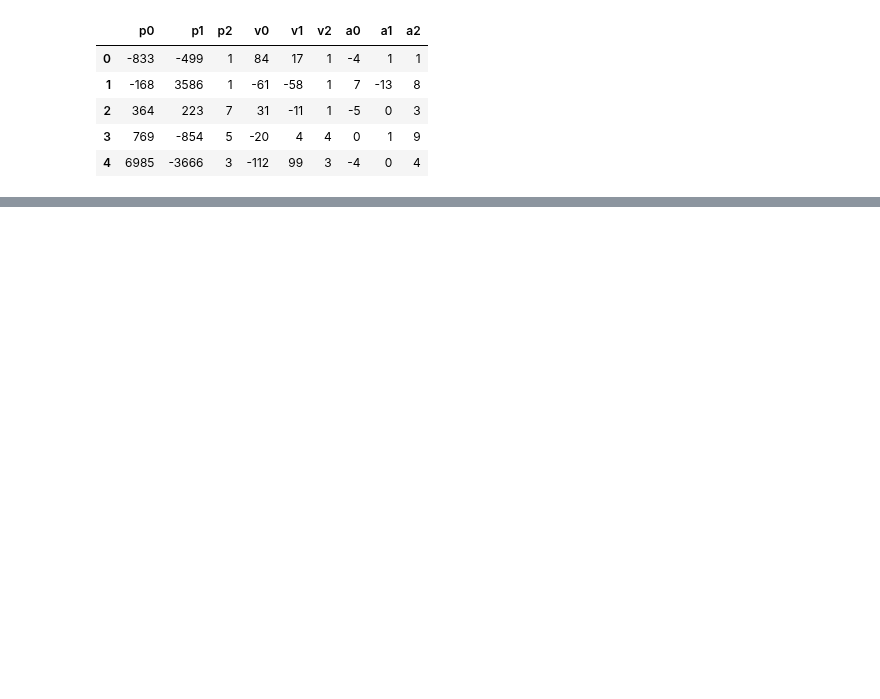
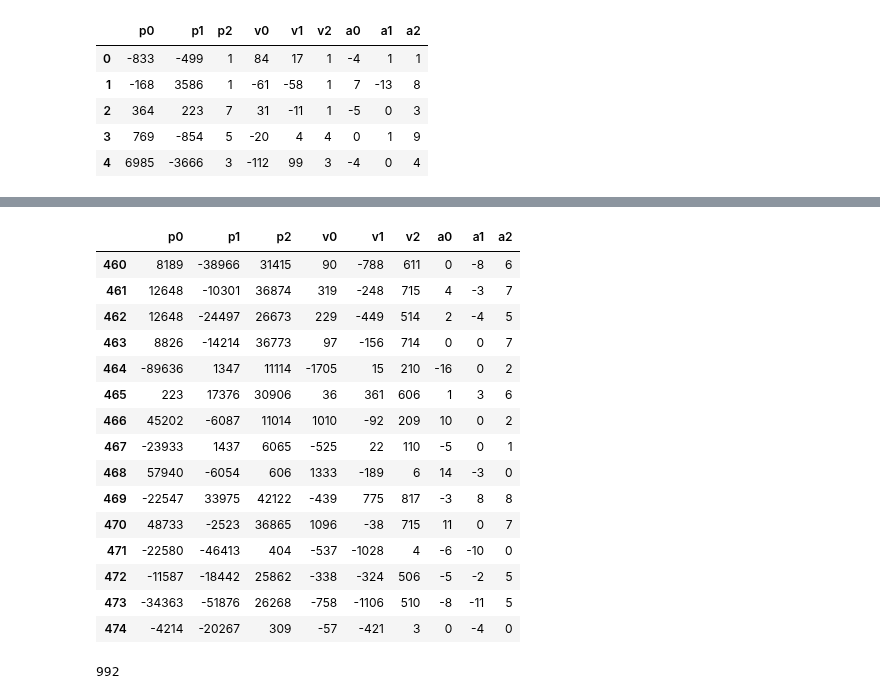
Before and after one commit to MarkNOakden/AdventOfCode, a Jupyter notebook: 17/20/day20.ipynb, the cells around one changed output, grey strips where cells are left out. Cells and saved outputs as stored; diff of their text form; code cells hidden in the pictures; blank space fills up the shorter version.

```diff
--- a/17/20/day20.ipynb
+++ b/17/20/day20.ipynb
@@ -170,0 +184,19 @@ a[~a.duplicated(keep=False)].reset_index(drop=True)
+# %%
+sdf[460:475]
+# %% [output]
+|  | p0 | p1 | p2 | v0 | v1 | v2 | a0 | a1 | a2 |
+| 460 | 8189 | -38966 | 31415 | 90 | -788 | 611 | 0 | -8 | 6 |
+| 461 | 12648 | -10301 | 36874 | 319 | -248 | 715 | 4 | -3 | 7 |
+| 462 | 12648 | -24497 | 26673 | 229 | -449 | 514 | 2 | -4 | 5 |
+| 463 | 8826 | -14214 | 36773 | 97 | -156 | 714 | 0 | 0 | 7 |
+| 464 | -89636 | 1347 | 11114 | -1705 | 15 | 210 | -16 | 0 | 2 |
+| 465 | 223 | 17376 | 30906 | 36 | 361 | 606 | 1 | 3 | 6 |
+| 466 | 45202 | -6087 | 11014 | 1010 | -92 | 209 | 10 | 0 | 2 |
+| 467 | -23933 | 1437 | 6065 | -525 | 22 | 110 | -5 | 0 | 1 |
+| 468 | 57940 | -6054 | 606 | 1333 | -189 | 6 | 14 | -3 | 0 |
+| 469 | -22547 | 33975 | 42122 | -439 | 775 | 817 | -3 | 8 | 8 |
+| 470 | 48733 | -2523 | 36865 | 1096 | -38 | 715 | 11 | 0 | 7 |
+| 471 | -22580 | -46413 | 404 | -537 | -1028 | 4 | -6 | -10 | 0 |
+| 472 | -11587 | -18442 | 25862 | -338 | -324 | 506 | -5 | -2 | 5 |
+| 473 | -34363 | -51876 | 26268 | -758 | -1106 | 510 | -8 | -11 | 5 |
+| 474 | -4214 | -20267 | 309 | -57 | -421 | 3 | 0 | -4 | 0 |
@@ -170,0 +206,4 @@ a[~a.duplicated(keep=False)].reset_index(drop=True)
+# %%
+len(sdf)
+# %% [output]
+992
```
Also changed, not shown: parts of 17 cells of this notebook, 22 other files.
